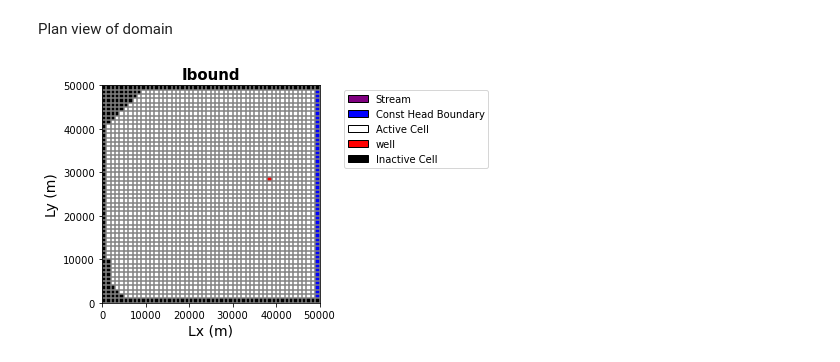
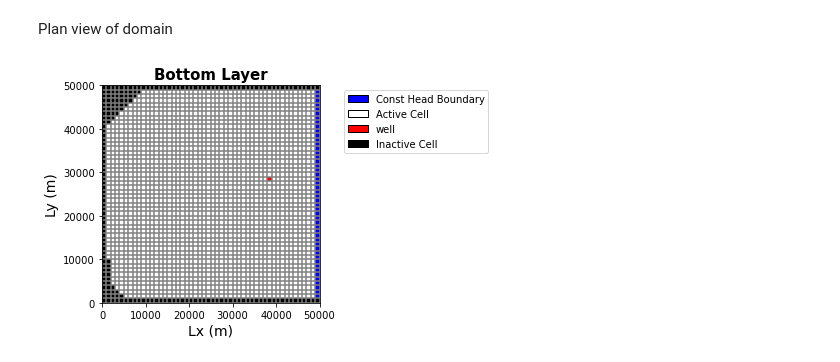
Before and after one commit to GW-modelling-Spring2022/homework-hsiehdf, a Jupyter notebook: Working/HW12_WatershedModel/BigChallenge.ipynb, the cells around one changed output. Drawn from its saved outputs; the diff is of its cells as text; code cells hidden in the pictures.

```diff
--- a/Working/HW12_WatershedModel/BigChallenge.ipynb
+++ b/Working/HW12_WatershedModel/BigChallenge.ipynb
@@ -528,18 +462,18 @@ Plan view of domain
 # %%
 modelmap = flopy.plot.PlotMapView(model=m2, layer=2)
 grid = modelmap.plot_grid()
 ib = modelmap.plot_ibound()
 plt.xlabel('Lx (m)',fontsize = 14)
 plt.ylabel('Ly (m)',fontsize = 14)
-plt.title('Ibound', fontsize = 15, fontweight = 'bold')
+plt.title('Bottom Layer', fontsize = 15, fontweight = 'bold')
 wel_m = modelmap.plot_bc("WEL")
-str_m = modelmap.plot_bc("STR")
-plt.legend(handles=[mp.patches.Patch(color='purple',label='Stream',ec='black'),
+#str_m = modelmap.plot_bc("STR")
+plt.legend(handles=[#mp.patches.Patch(color='purple',label='Stream',ec='black'),
                    mp.patches.Patch(color='blue',label='Const Head Boundary',ec='black'),
                    mp.patches.Patch(color='white',label='Active Cell',ec='black'),
                    mp.patches.Patch(color='red',label='well',ec='black'),
                    mp.patches.Patch(color='black',label='Inactive Cell',ec='black')],
                    bbox_to_anchor=(1.8,1.0))
 plt.show(modelmap)
 # %% [output]
-[figure, old version]
+[figure, new version]
```
Also changed, not shown: parts of 8 cells of this notebook, 2 other files.
